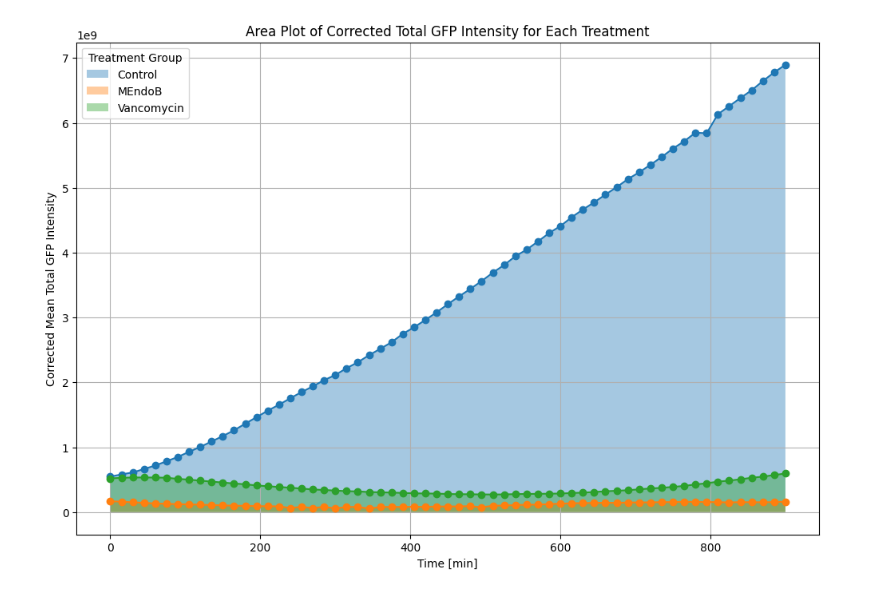
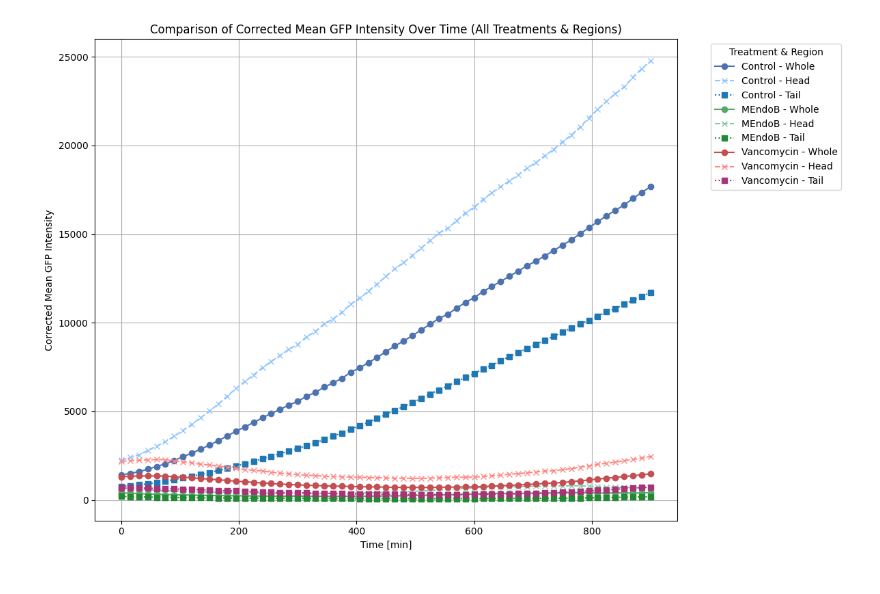
Before and after one commit to aeblik/MolecularIMaging, a Jupyter notebook: evaluation.ipynb, the cells around one changed output. Saved outputs shown, nothing was run; the diff lists cells and outputs as text; code cells hidden in the pictures.

```diff
--- a/evaluation.ipynb
+++ b/evaluation.ipynb
@@ -91,16 +136,29 @@ plt.show()
 # %%
-# --- Area Plot Using Total GFP Intensity ---
+# --- Simple Line Plot for All Treatments and Regions ---
 plt.figure(figsize=(12, 8))
-for treatment in summary_total['Treatment'].unique():
-    subset = summary_total[summary_total['Treatment'] == treatment]
-    plt.fill_between(subset['Time'], subset['Mean_Total_Intensity'], alpha=0.4, label=treatment)
-    plt.plot(subset['Time'], subset['Mean_Total_Intensity'], marker='o', linestyle='-')
 
+for treatment in summary['Treatment'].unique():
+    subset = summary[summary['Treatment'] == treatment]
+    plt.plot(
+        subset['Time'], subset['Whole_Mean'],
+        label=f"{treatment} - Whole", linestyle='-', marker='o', color=colors[treatment][0]
+    )
+    plt.plot(
+        subset['Time'], subset['Head_Mean'],
+        label=f"{treatment} - Head", linestyle='--', marker='x', color=colors[treatment][1]
+    )
+    plt.plot(
+        subset['Time'], subset['Tail_Mean'],
+        label=f"{treatment} - Tail", linestyle=':', marker='s', color=colors[treatment][2]
+    )
+
+# Add labels, legend, and title
 plt.xlabel("Time [min]")
-plt.ylabel("Corrected Mean Total GFP Intensity")
-plt.title("Area Plot of Corrected Total GFP Intensity for Each Treatment")
-plt.legend(title="Treatment Group")
+plt.ylabel("Corrected Mean GFP Intensity")
+plt.title("Comparison of Corrected Mean GFP Intensity Over Time (All Treatments & Regions)")
+plt.legend(title="Treatment & Region", bbox_to_anchor=(1.05, 1), loc='upper left')
 plt.grid()
+plt.tight_layout()
 plt.show()
 # %% [output]
-[figure, old version]
+[figure, new version]
```
Also changed, not shown: parts of 7 cells of this notebook, 2 other files.
